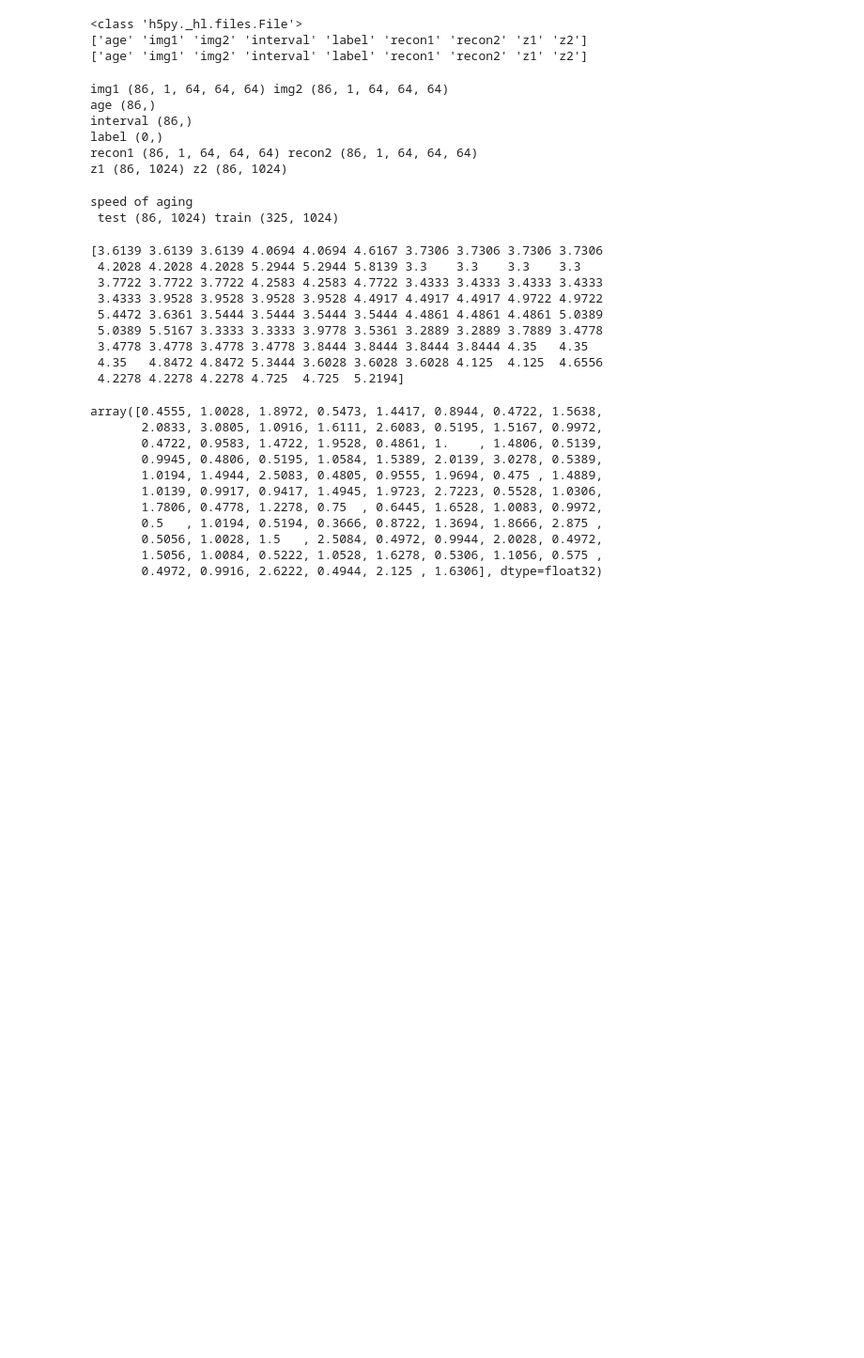
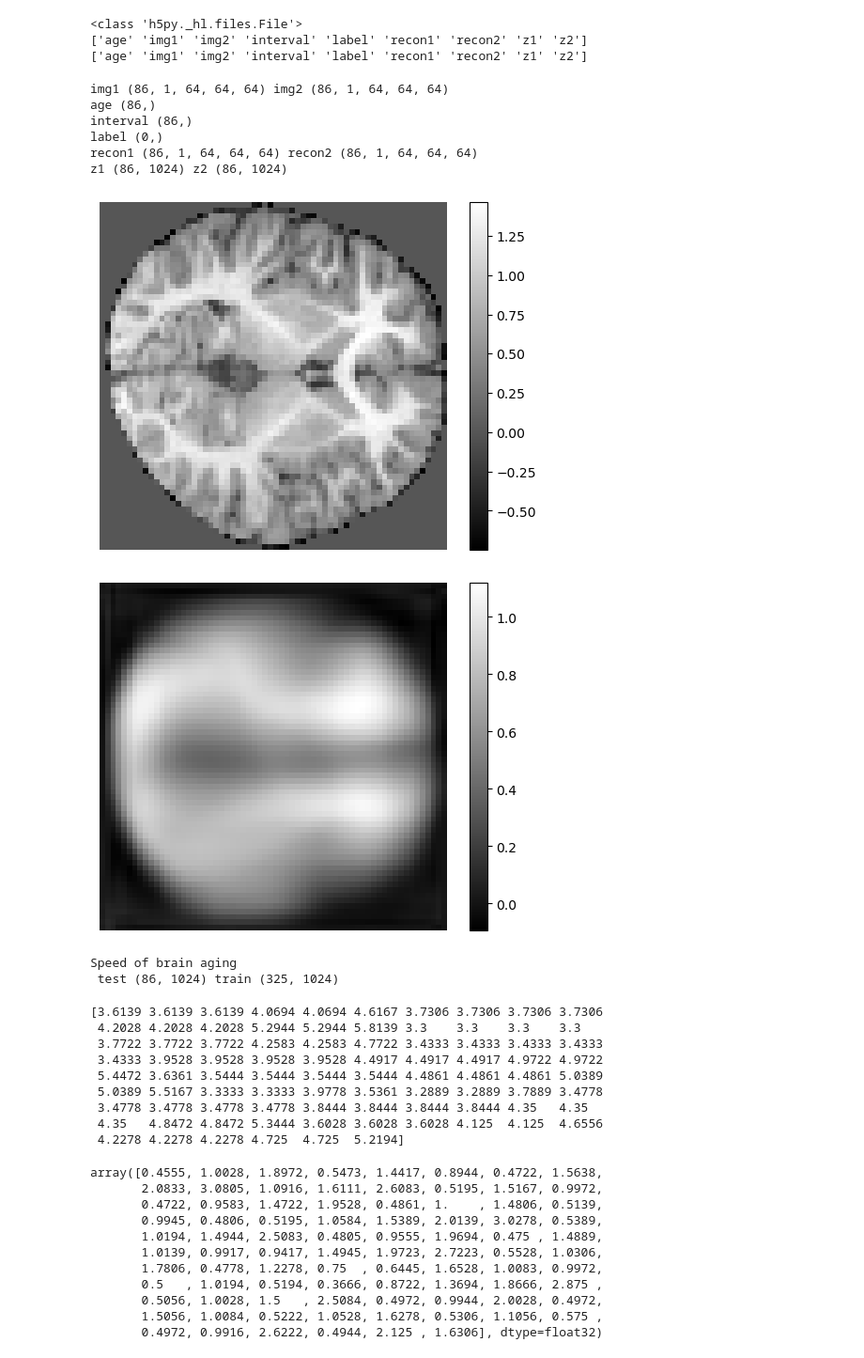
Before and after one commit to Andjelaaaa/longitudinal-neighbourhood-embedding, a Jupyter notebook: src/visualization.ipynb, the cells around one changed output. Shown at 94% size. Saved outputs shown, nothing was run; the diff lists cells and outputs as text; code cells hidden in the pictures; blank space fills up the shorter version.

Commit message:
made it work for both cropped and uncropped images

```diff
--- a/src/visualization.ipynb
+++ b/src/visualization.ipynb
@@ -73,8 +73,11 @@ val (38, 5)
 # %% [markdown]
 ## Health Aging
 # %%
-ckpt_path = '/media/andjela/SeagatePor1/LSSL/data/CP/LSP'
-time_label = '2023_6_5_11_51'  # ls=1024, bs=64
+ckpt_path = '/media/andjela/SeagatePor1/LSSL/data/CP/LSP/'
+# time_label = '2023_6_5_11_51'  # ls=1024, bs=64
+# time_label = '2023_6_8_14_6'  # ls=1024, bs=16
+time_label = '2023_6_12_12_4'  # ls=1024, bs=16, e: 150, crop
+# time_label = '2023_6_12_11_30'  # ls=1024, bs=16, e: 150, uncrop
 data_train = h5py.File(ckpt_path+time_label+'/result_train/results_allbatch.h5', 'r')
 data = h5py.File(ckpt_path+time_label+'/result_test/results_alldataset.h5', 'r')
 # %%
@@ -108,6 +111,23 @@ interval (86,)
 label (0,)
 recon1 (86, 1, 64, 64, 64) recon2 (86, 1, 64, 64, 64)
 z1 (86, 1024) z2 (86, 1024)
+# %%
+# Extract the slice from the image data
+slice_index = 32
+slice_data_img = np.squeeze(img_1)[0, :, :, slice_index]
+slice_data_recon = np.squeeze(recon_1)[0, :, :, slice_index]
+# Plot the slice using Matplotlib
+plt.imshow(slice_data_img, cmap='gray')
+plt.colorbar()
+plt.axis('off')
+plt.show()
+plt.imshow(slice_data_recon, cmap='gray')
+plt.colorbar()
+plt.axis('off')
+plt.show()
+# %% [output]
+[figure, added]
+[figure, added]
 # %%
 # label_raw = np.array(data['label']).astype(int)
 # label_raw = (label_raw > 0).astype(int)
@@ -127,7 +147,7 @@ delta_z_raw_train = (z2_raw_train - z1_raw_train) / np.expand_dims(interval_raw_
 
 print('Speed of brain aging \n', 'test', delta_z_raw.shape, 'train', delta_z_raw_train.shape)
 # %% [output]
-speed of aging
+Speed of brain aging
  test (86, 1024) train (325, 1024)
 # %%
 print(age_raw)
```
Also changed, not shown: parts of 2 cells of this notebook, 4 other files.
